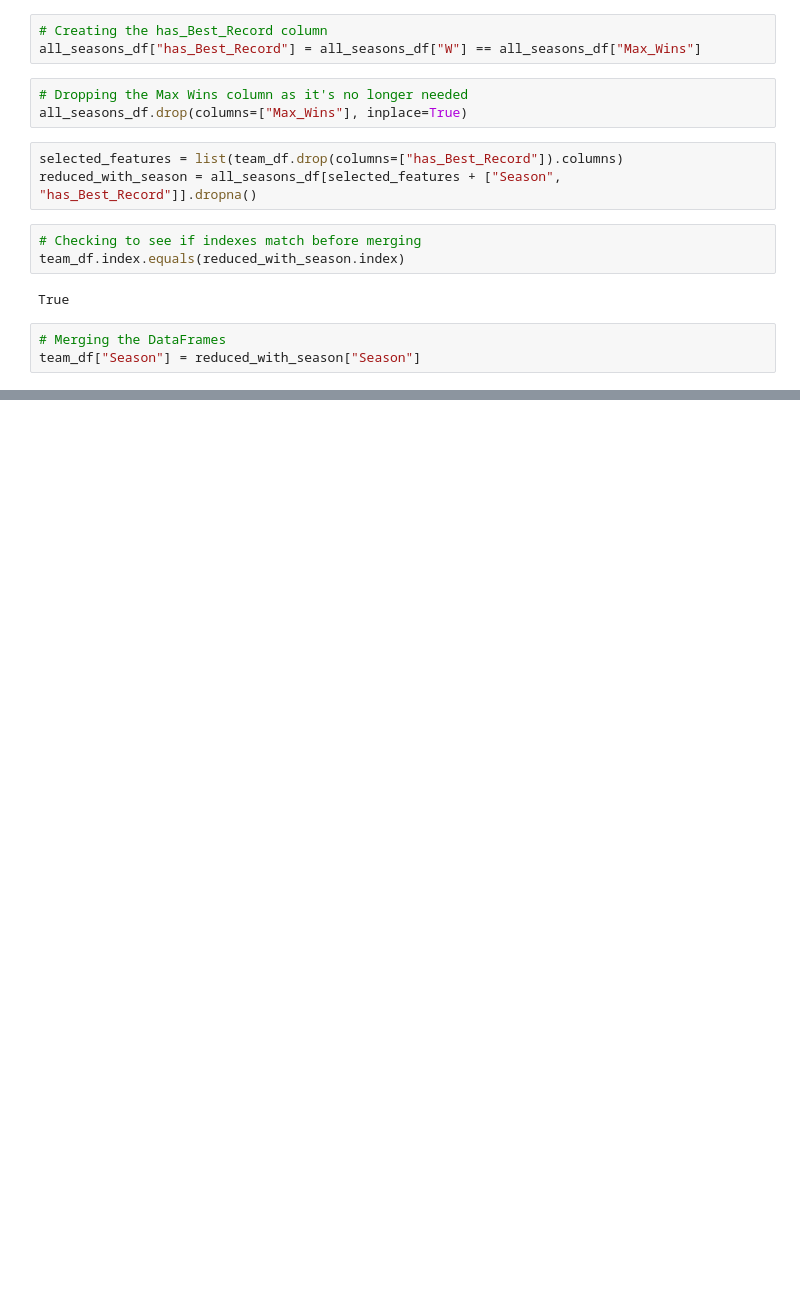
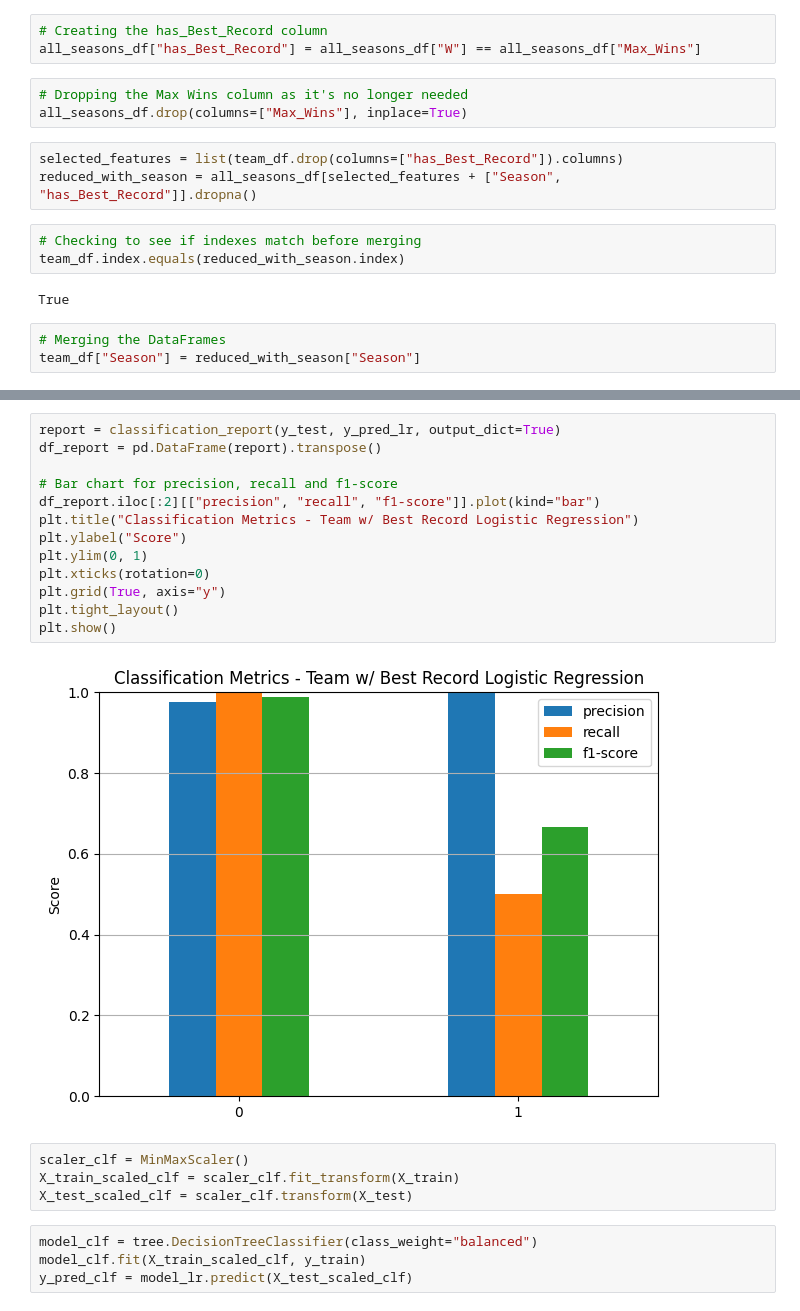
Before and after one commit to AutomationKay/General-Projects, a Jupyter notebook: nba_awards_predictions/src/models/10_model_team_predictions.ipynb, the cells around one changed output, grey strips where cells are left out. Drawn from its saved outputs; the diff is of its cells as text; blank space fills up the shorter version.

```diff
--- a/nba_awards_predictions/src/models/10_model_team_predictions.ipynb
+++ b/nba_awards_predictions/src/models/10_model_team_predictions.ipynb
@@ -83,0 +163,23 @@ team_df["Season"] = reduced_with_season["Season"]
+# %%
+report = classification_report(y_test, y_pred_lr, output_dict=True)
+df_report = pd.DataFrame(report).transpose()
+
+# Bar chart for precision, recall and f1-score
+df_report.iloc[:2][["precision", "recall", "f1-score"]].plot(kind="bar")
+plt.title("Classification Metrics - Team w/ Best Record Logistic Regression")
+plt.ylabel("Score")
+plt.ylim(0, 1)
+plt.xticks(rotation=0)
+plt.grid(True, axis="y")
+plt.tight_layout()
+plt.show()
+# %% [output]
+[figure, added]
+# %%
+scaler_clf = MinMaxScaler()
+X_train_scaled_clf = scaler_clf.fit_transform(X_train)
+X_test_scaled_clf = scaler_clf.transform(X_test)
+# %%
+model_clf = tree.DecisionTreeClassifier(class_weight="balanced")
+model_clf.fit(X_train_scaled_clf, y_train)
+y_pred_clf = model_lr.predict(X_test_scaled_clf)
```
Also changed, not shown: parts of 28 cells of this notebook.
